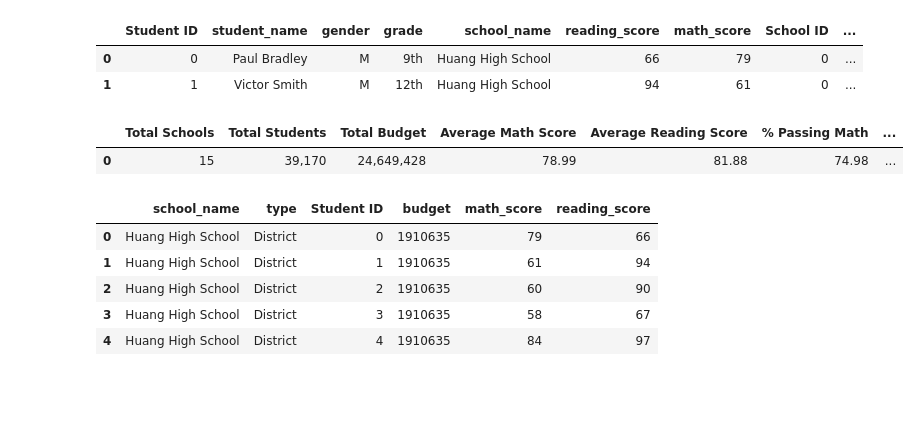
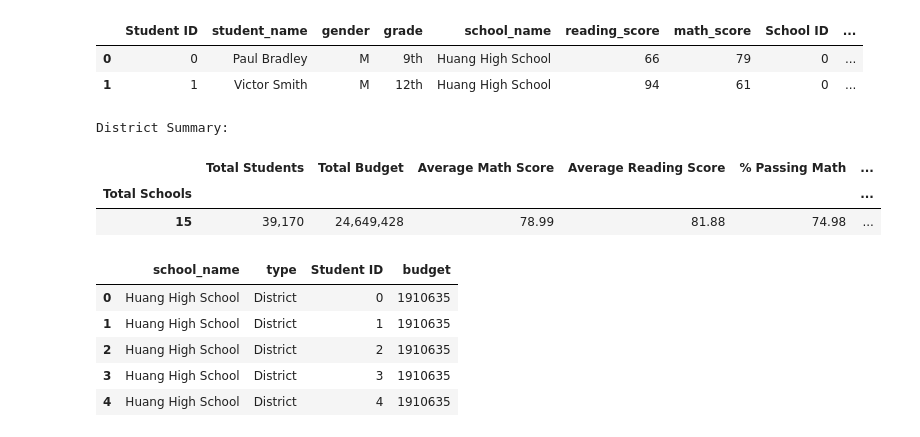
Before and after one commit to RL-Lane/pandas-challenge, a Jupyter notebook: PyCitySchools/PyCitySchools.ipynb, the cells around one changed output. Saved outputs shown, nothing was run; the diff lists cells and outputs as text; code cells hidden in the pictures; blank space fills up the shorter version.

Commit message:
Add files via upload
Summaries in this update: district, schools, top 5 schools, bottom 5 schools.

```diff
--- a/PyCitySchools/PyCitySchools.ipynb
+++ b/PyCitySchools/PyCitySchools.ipynb
@@ -35,39 +34,64 @@ school_data_complete.head(2)
 | 1 | 1 | Victor Smith | M | 12th | Huang High School | 94 | 61 | 0 | ... |
 # %%
 # list all passing grades for math
-pass_math_df = student_data.loc[student_data["math_score"] >= 70,["math_score"]]
+pass_math_df = student_data.loc[student_data["math_score"] >= 70,["school_name","math_score","grade"]]
 # list all passing grades for reading
-pass_reading_df = student_data.loc[student_data["reading_score"] >= 70,["reading_score"]]
+pass_reading_df = student_data.loc[student_data["reading_score"] >= 70,["school_name","reading_score","grade"]]
 
 # list all passing grades for both math and reading
 pass_all_df = student_data.loc[   (student_data["reading_score"] >= 70) &
                                (student_data["math_score"] >= 70),
-                               ["reading_score", "math_score"]]
+                               ["school_name", "math_score"]]
+pass_all_df = pass_all_df.rename(columns={"math_score":"Passed Both"})
 # %%
 district_summary_df = pd.DataFrame({
     'Total Schools': [len(school_data)],
     "Total Students": ['{:,}'.format(len(student_data))],
     "Total Budget": ['{:,}'.format(sum(school_data['budget']))],
     "Average Math Score": [round(st.mean(student_data["math_score"]),2)],
     "Average Reading Score": [round(st.mean(student_data["reading_score"]),2)],
     "% Passing Math": [round(100 * len(pass_math_df) / len(student_data),2)],
     "% Passing Reading": [round(100 * len(pass_reading_df) / len(student_data),2)],
     "% Overall Passing": [round(100 * len(pass_all_df) / len(student_data),2)]
 })
-district_summary_df.style.hide_index()
+
+
+###
+###
+### District Summary:
+district_summary_df = district_summary_df.set_index("Total Schools")
+print("District Summary:")
 district_summary_df.head()
 # %% [output]
+District Summary:
-|  | Total Schools | Total Students | Total Budget | Average Math Score | Average Reading Score | % Passing Math | ... |
-| 0 | 15 | 39,170 | 24,649,428 | 78.99 | 81.88 | 74.98 | ... |
+|  | Total Students | Total Budget | Average Math Score | Average Reading Score | % Passing Math | ... |
+| Total Schools |  |  |  |  |  | ... |
+| 15 | 39,170 | 24,649,428 | 78.99 | 81.88 | 74.98 | ... |
-# %%
-schools_total_df = school_data_complete[[
-    "school_name","type","Student ID","budget","math_score", "reading_score"
-]]
-schools_total_df.head()
-# %% [output]
-|  | school_name | type | Student ID | budget | math_score | reading_score |
-| 0 | Huang High School | District | 0 | 1910635 | 79 | 66 |
-| 1 | Huang High School | District | 1 | 1910635 | 61 | 94 |
-| 2 | Huang High School | District | 2 | 1910635 | 60 | 90 |
-| 3 | Huang High School | District | 3 | 1910635 | 58 | 67 |
-| 4 | Huang High School | District | 4 | 1910635 | 84 | 97 |
+# %%
+#Start of Schools Summary
+
+
+
+'''done:    Need to include:
+     x      School name
+     x      School type
+     x      Total students
+     x      Total school budget
+     x      Per student budget
+     x      Average math score
+     x      Average reading score
+     x      % passing math (the percentage of students who passed math)
+     x      % passing reading (the percentage of students who passed reading)
+     x      % overall passing (the percentage of students who passed math AND reading)'''
+
+schools_total_df = school_data_complete[[
+    "school_name","type","Student ID","budget"
+]]
+schools_total_df.head()
+# %% [output]
+|  | school_name | type | Student ID | budget |
+| 0 | Huang High School | District | 0 | 1910635 |
+| 1 | Huang High School | District | 1 | 1910635 |
+| 2 | Huang High School | District | 2 | 1910635 |
+| 3 | Huang High School | District | 3 | 1910635 |
+| 4 | Huang High School | District | 4 | 1910635 |
```
Also changed, not shown: parts of 10 cells of this notebook.
